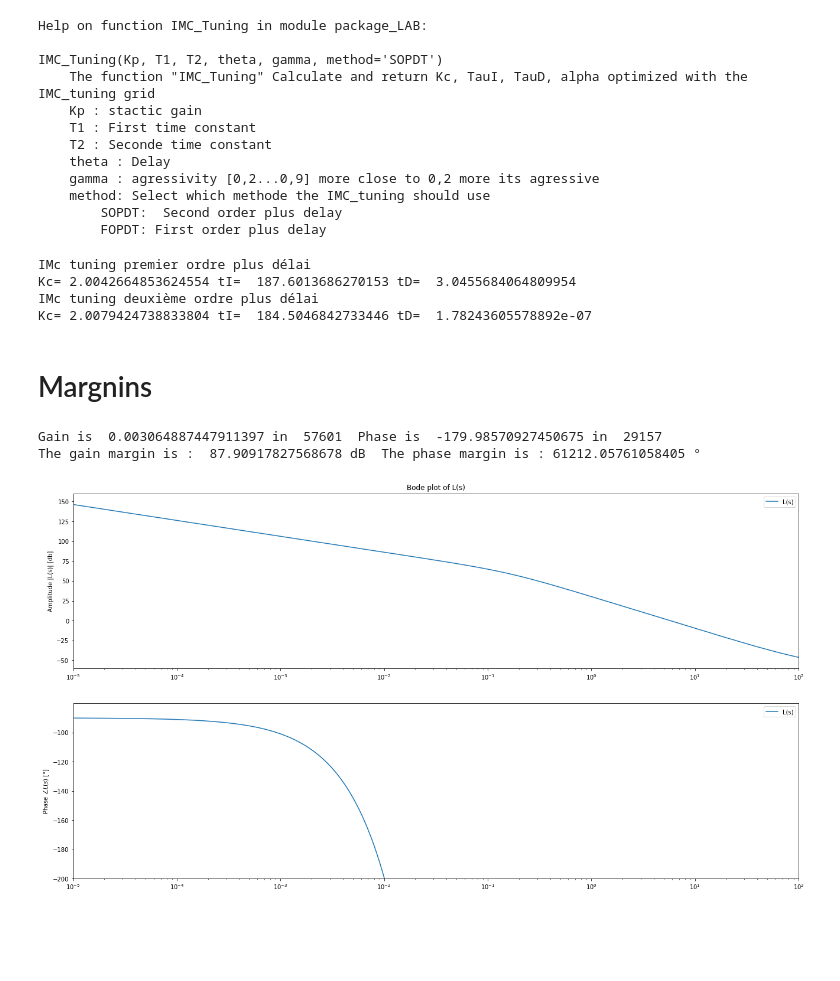
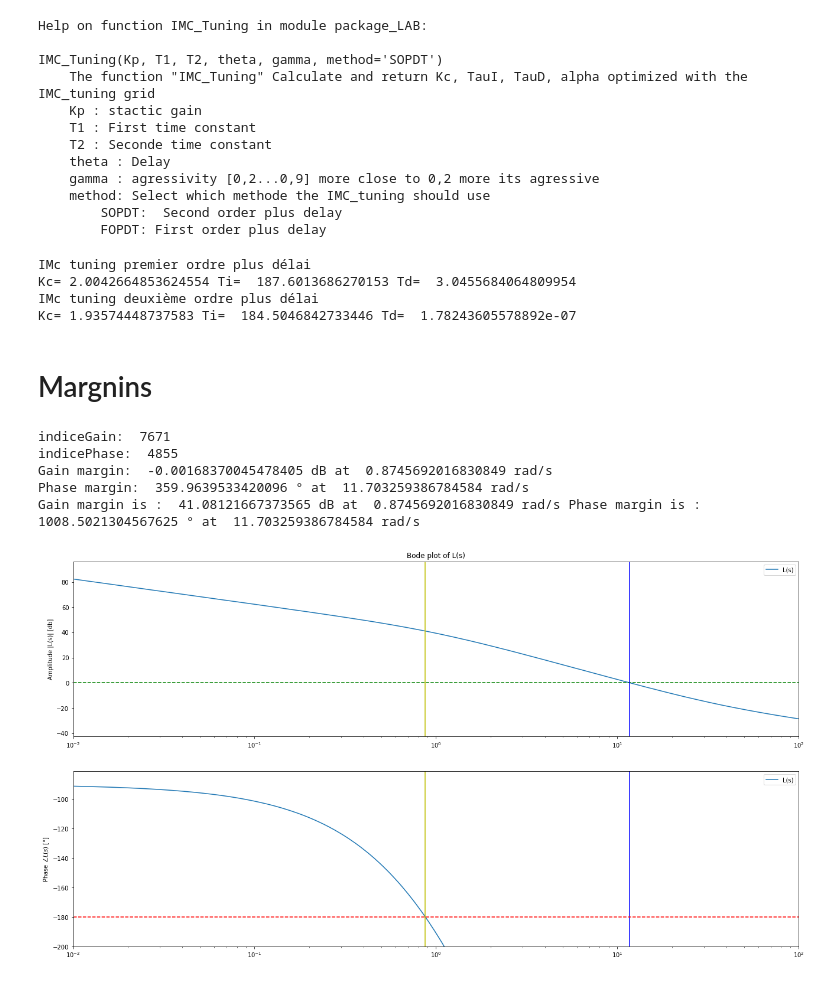
Before and after one commit to LeTouristeDeLECAM/Control-Theory-Laboratory, a Jupyter notebook: control_theory_software/Control_theory_software/package_LAB.ipynb, the cells around one changed output. Saved outputs shown, nothing was run; the diff lists cells and outputs as text; code cells hidden in the pictures; blank space fills up the shorter version.

Commit message:
Margins+TCLabCLP+simulation

```diff
--- a/control_theory_software/Control_theory_software/package_LAB.ipynb
+++ b/control_theory_software/Control_theory_software/package_LAB.ipynb
@@ -288,33 +288,49 @@ gamma=0.9 # changement de marge gamma = changement marge de gain et marge de pha
 
 print ("IMc tuning premier ordre plus délai")
 Kc,Ti,Td= IMC_Tuning(Kp,T1p,T2p,thetap,gamma,'FOPDT')
-print('Kc=',Kc,'tI= ',Ti,'tD= ',Td)
+print('Kc=',Kc,'Ti= ',Ti,'Td= ',Td)
 
 print ("IMc tuning deuxième ordre plus délai")
 Kc,Ti,Td = IMC_Tuning(Kp,T1p,T2p,thetap,gamma,'SOPDT')
-print('Kc=',Kc,'tI= ',Ti,'tD= ',Td)
+print('Kc=',Kc,'Ti= ',Ti,'Td= ',Td)
 # %% [output]
 IMc tuning premier ordre plus délai
-Kc= 2.0042664853624554 tI=  187.6013686270153 tD=  3.0455684064809954
+Kc= 2.0042664853624554 Ti=  187.6013686270153 Td=  3.0455684064809954
 IMc tuning deuxième ordre plus délai
-Kc= 2.0079424738833804 tI=  184.5046842733446 tD=  1.78243605578892e-07
+Kc= 1.93574448737583 Ti=  184.5046842733446 Td=  1.78243605578892e-07
 # %% [markdown]
 # Margnins
+# %%
+alpha=0.5 # derivation filter
+
+
+
+Kp=0.63
+T1p=146.0
+T2p=1
+thetap=1
 # %%
-P = LS_Process({})
+P = Process({})
 P.parameters['Kp'] = Kp
-P.parameters['theta']= T1p
-P.parameters['T1'] = T2p
-P.parameters['T2'] = thetap
-P.parameters['Kc'] = Kc
-P.parameters['Kc/Ti'] = Ti
-P.parameters['KcTd/TfdS+1'] = Td
+P.parameters['theta']=  thetap
+P.parameters['Tagd1'] = T1p
+P.parameters['Tlag2'] =  T2p
 
-omega = np.logspace(-5, 2, 70000)
-LSBode(P,omega)
-gainMargin, phaseMargin =Margins(P,omega)
-print ('The gain margin is : ', gainMargin ,'dB',' The phase margin is :',(180-phaseMargin),'°' )
+
+C = Controller({})
+
+C.parameters['Kc'] = 1.9
+C.parameters['Ti'] = 110
+C.parameters['Td'] = 10
+C.parameters['alpha'] = 1
+
+
+omega = np.logspace(-2, 2, 10000)
+Margins(P,C,omega)
 # %% [output]
-Gain is  0.003064887447911397 in  57601  Phase is  -179.98570927450675 in  29157
-The gain margin is :  87.90917827568678 dB  The phase margin is : 61212.05761058405 °
+indiceGain:  7671
+indicePhase:  4855
+Gain margin:  -0.00168370045478405 dB at  0.8745692016830849 rad/s
+Phase margin:  359.9639533420096 ° at  11.703259386784584 rad/s
+Gain margin is :  41.08121667373565 dB at  0.8745692016830849 rad/s Phase margin is : 1008.5021304567625 ° at  11.703259386784584 rad/s
-[figure, old version]
+[figure, new version]
```
Also changed, not shown: parts of 1 cell of this notebook, 47 other files.
